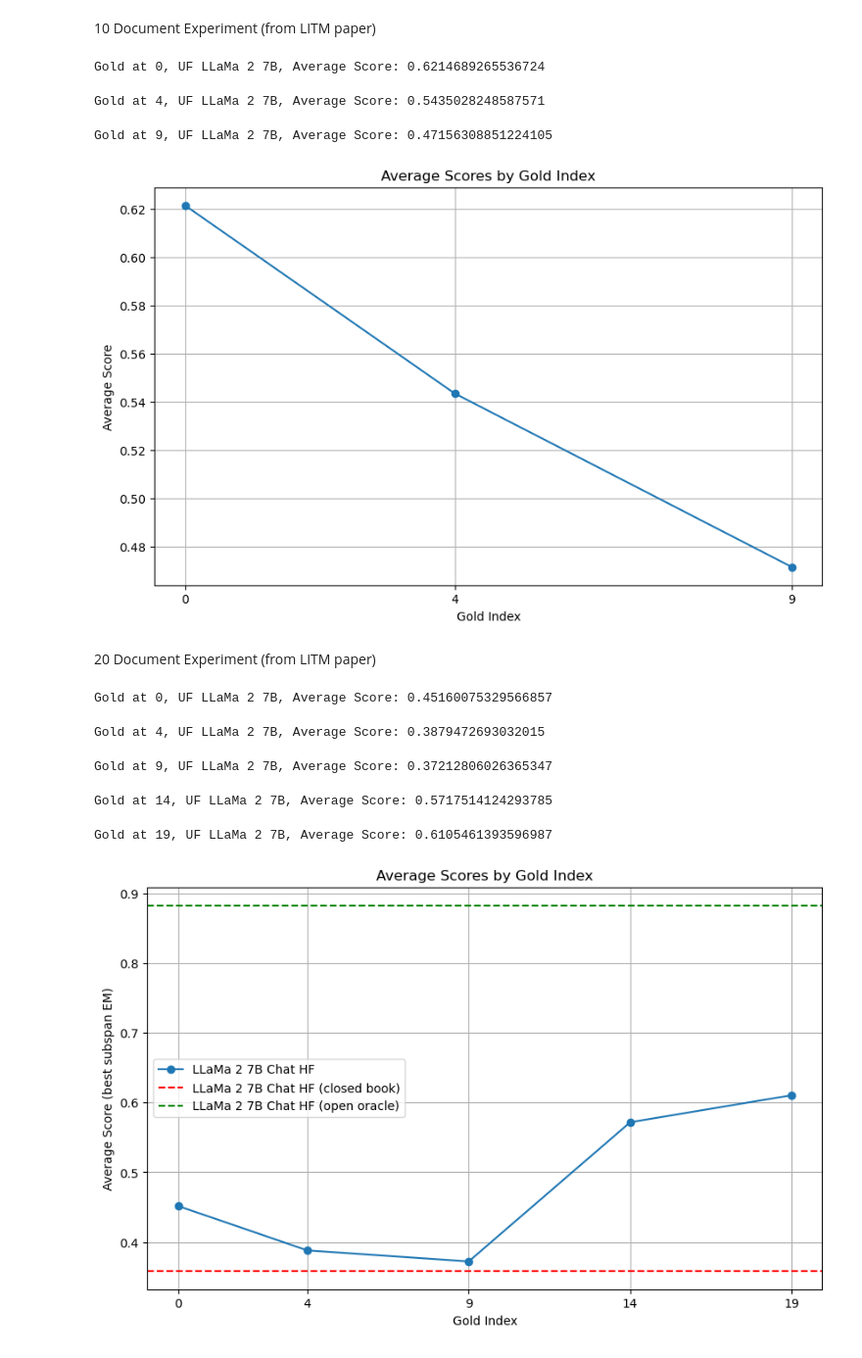
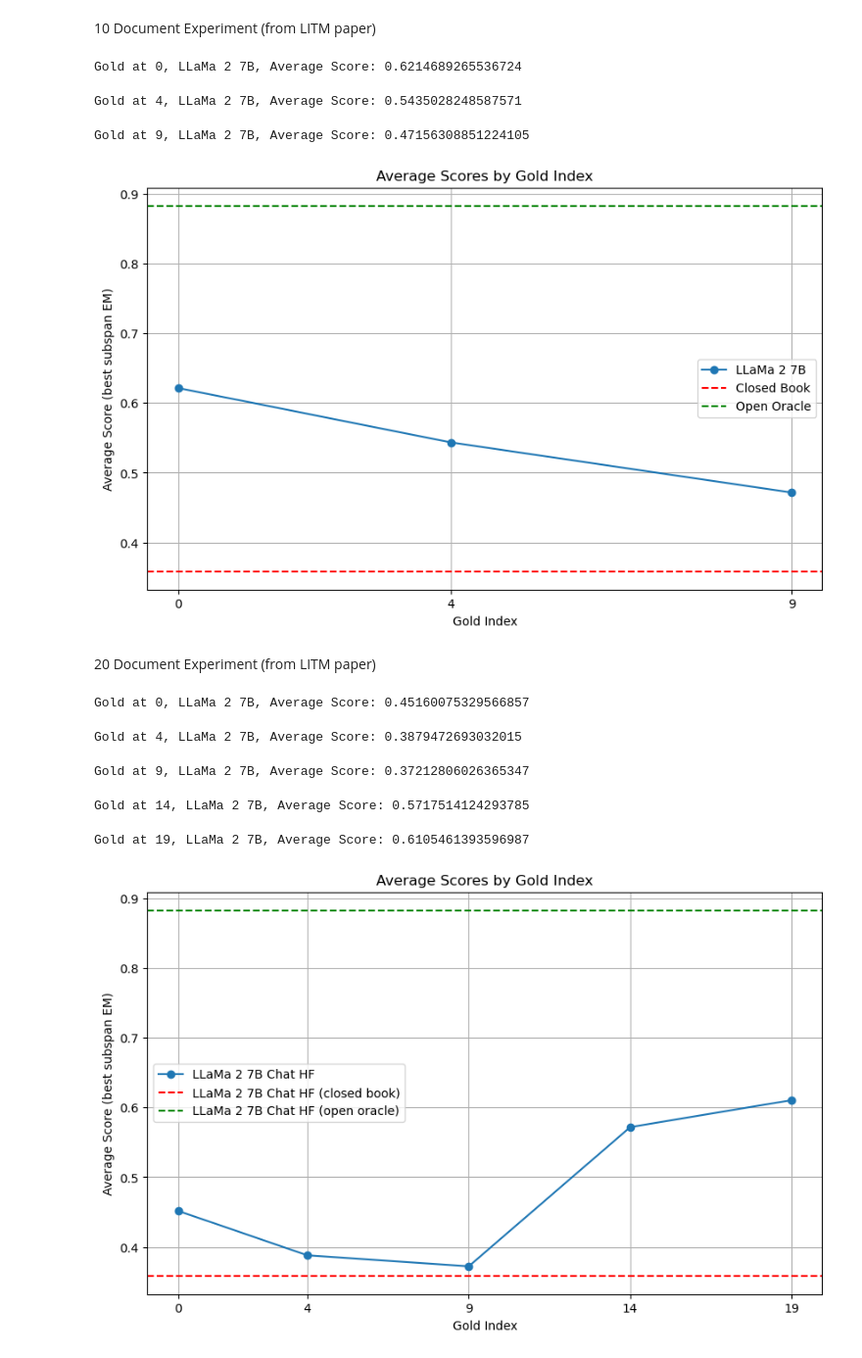
Before and after one commit to chenbm4/lost-in-the-middle-unlimiformer, a Jupyter notebook: scripts/experiment_analysis.ipynb, the cells around one changed output. Shown at 98% size. Cells and saved outputs as stored; diff of their text form; code cells hidden in the pictures.

```diff
--- a/scripts/experiment_analysis.ipynb
+++ b/scripts/experiment_analysis.ipynb
@@ -85,38 +85,38 @@ Open Oracle, LLaMa 2 7B, Average Score: 0.8828625235404897
 avg_scores_by_gold_index = {}
 # %%
 for i in [0,4,9]:
-    gold_at_i_file = f'../qa_predictions/10_total_documents/nq-open-gold_at_{i}-uf-llama-predictions.jsonl.gz'
+    gold_at_i_file = f'../qa_predictions/10_total_documents/nq-open-gold_at_{i}-llama-predictions.jsonl.gz'
     gold_at_i_examples, _ = load_all_examples(gold_at_i_file)
     gold_at_i_average_score = calculate_scores(gold_at_i_examples)
-    print(f"Gold at {i}, UF LLaMa 2 7B, Average Score: {gold_at_i_average_score}")
+    print(f"Gold at {i}, LLaMa 2 7B, Average Score: {gold_at_i_average_score}")
 
     avg_scores_by_gold_index[i] = gold_at_i_average_score
 # %% [output]
-Gold at 0, UF LLaMa 2 7B, Average Score: 0.6214689265536724
+Gold at 0, LLaMa 2 7B, Average Score: 0.6214689265536724
-Gold at 4, UF LLaMa 2 7B, Average Score: 0.5435028248587571
+Gold at 4, LLaMa 2 7B, Average Score: 0.5435028248587571
-Gold at 9, UF LLaMa 2 7B, Average Score: 0.47156308851224105
+Gold at 9, LLaMa 2 7B, Average Score: 0.47156308851224105
-# %%
-plot_scores_by_gold_index(avg_scores_by_gold_index)
-# %% [output]
-[figure, removed]
+# %%
+plot_scores_by_gold_index(avg_scores_by_gold_index, closed_book=closed_book_average_score, open_book=open_oracle_average_score, gold_label='LLaMa 2 7B', closed_book_label='Closed Book', open_book_label='Open Oracle')
+# %% [output]
+[figure, added]
 # %% [markdown]
 20 Document Experiment (from LITM paper)
 # %%
 avg_scores_by_gold_index = {}
 # %%
 for i in [0,4,9,14,19]:
-    gold_at_i_file = f'../qa_predictions/20_total_documents/nq-open-gold_at_{i}-uf-llama-predictions.jsonl.gz'
+    gold_at_i_file = f'../qa_predictions/20_total_documents/nq-open-gold_at_{i}-llama-predictions.jsonl.gz'
     gold_at_i_examples, _ = load_all_examples(gold_at_i_file)
     gold_at_i_average_score = calculate_scores(gold_at_i_examples)
-    print(f"Gold at {i}, UF LLaMa 2 7B, Average Score: {gold_at_i_average_score}")
+    print(f"Gold at {i}, LLaMa 2 7B, Average Score: {gold_at_i_average_score}")
 
     avg_scores_by_gold_index[i] = gold_at_i_average_score
 # %% [output]
-Gold at 0, UF LLaMa 2 7B, Average Score: 0.45160075329566857
+Gold at 0, LLaMa 2 7B, Average Score: 0.45160075329566857
-Gold at 4, UF LLaMa 2 7B, Average Score: 0.3879472693032015
+Gold at 4, LLaMa 2 7B, Average Score: 0.3879472693032015
-Gold at 9, UF LLaMa 2 7B, Average Score: 0.37212806026365347
+Gold at 9, LLaMa 2 7B, Average Score: 0.37212806026365347
-Gold at 14, UF LLaMa 2 7B, Average Score: 0.5717514124293785
+Gold at 14, LLaMa 2 7B, Average Score: 0.5717514124293785
-Gold at 19, UF LLaMa 2 7B, Average Score: 0.6105461393596987
+Gold at 19, LLaMa 2 7B, Average Score: 0.6105461393596987
 # %%
 plot_scores_by_gold_index(avg_scores_by_gold_index,
                           closed_book_average_score,
```
Also changed, not shown: parts of 2 cells of this notebook, 21 other files.
